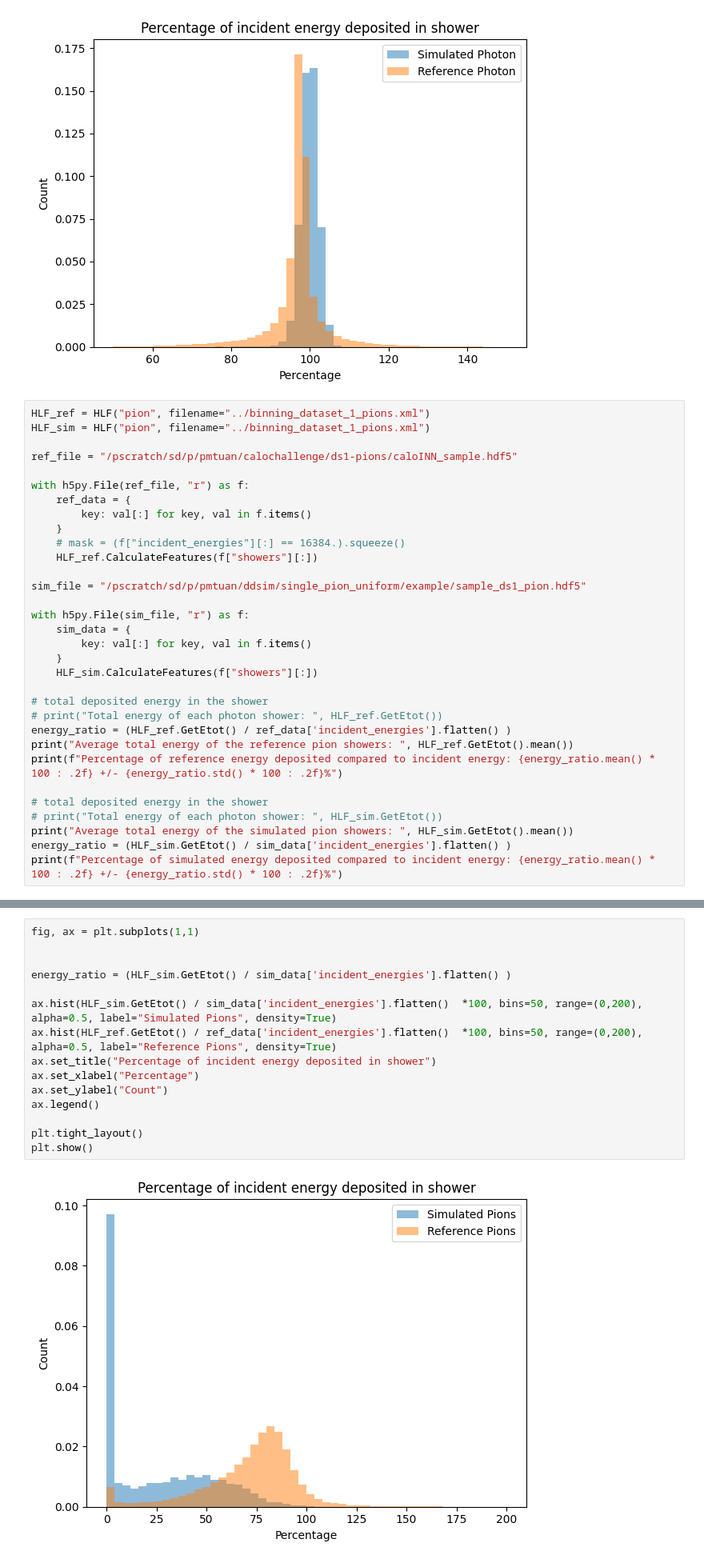
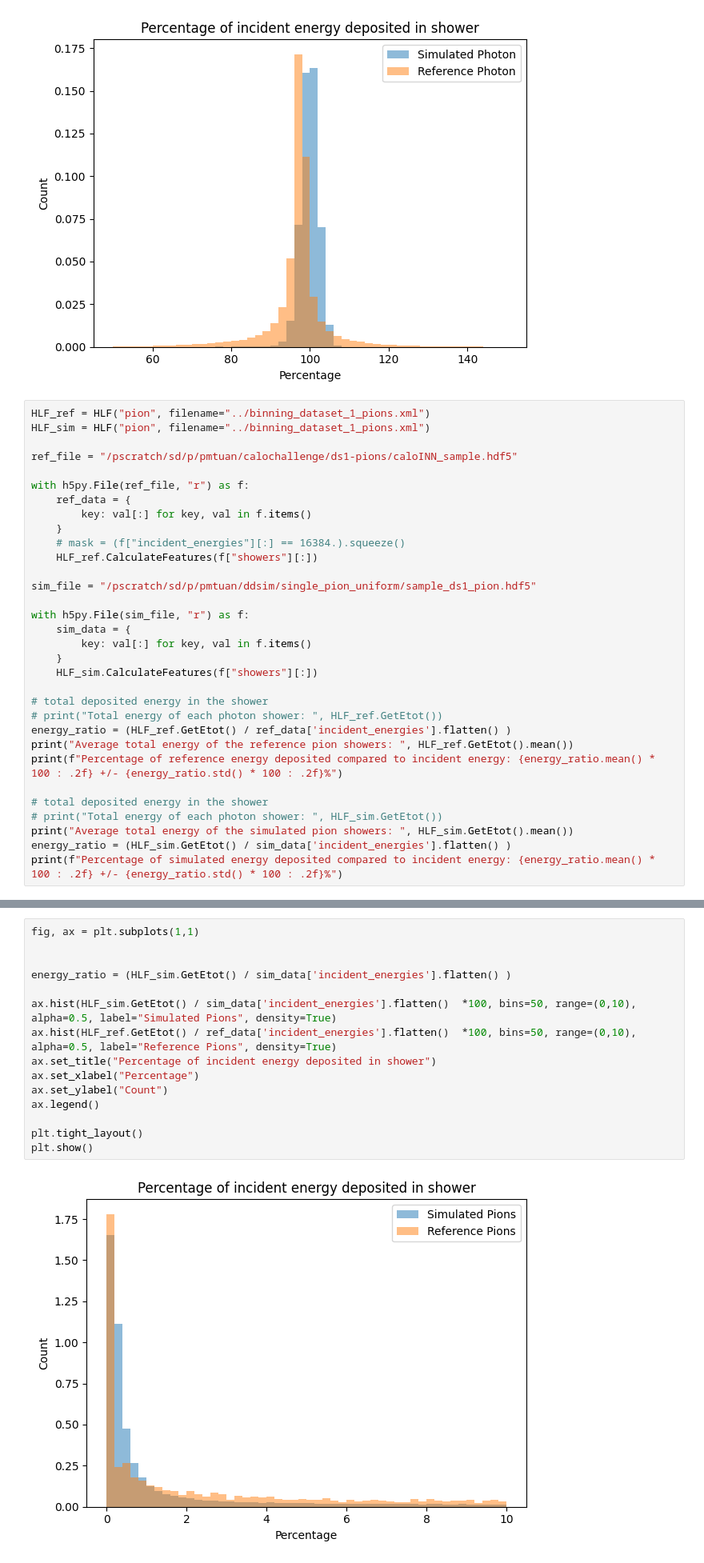
Before and after one commit to tuanmp/ddsim_caloxtreme, a Jupyter notebook: notebooks/compare_ds.ipynb, the cells around one changed output, grey strips where cells are left out. Shown at 80% size. Drawn from its saved outputs; the diff is of its cells as text.

```diff
--- a/notebooks/compare_ds.ipynb
+++ b/notebooks/compare_ds.ipynb
@@ -75,7 +75,7 @@ with h5py.File(ref_file, "r") as f:
     # mask = (f["incident_energies"][:] == 16384.).squeeze()
     HLF_ref.CalculateFeatures(f["showers"][:])
 
-sim_file = "/pscratch/sd/p/pmtuan/ddsim/single_pion_uniform/example/sample_ds1_pion.hdf5"
+sim_file = "/pscratch/sd/p/pmtuan/ddsim/single_pion_uniform/sample_ds1_pion.hdf5"
 
 with h5py.File(sim_file, "r") as f:
     sim_data = {
@@ -102,17 +102,17 @@ Percentage of simulated energy deposited compared to incident energy:  25.91 +/-
 # %%
 fig, ax = plt.subplots(1,1)
 
 
 energy_ratio = (HLF_sim.GetEtot() / sim_data['incident_energies'].flatten() )
 
-ax.hist(HLF_sim.GetEtot() / sim_data['incident_energies'].flatten()  *100, bins=50, range=(0,200), alpha=0.5, label="Simulated Pions", density=True)
-ax.hist(HLF_ref.GetEtot() / ref_data['incident_energies'].flatten()  *100, bins=50, range=(0,200), alpha=0.5, label="Reference Pions", density=True)
+ax.hist(HLF_sim.GetEtot() / sim_data['incident_energies'].flatten()  *100, bins=50, range=(0,10), alpha=0.5, label="Simulated Pions", density=True)
+ax.hist(HLF_ref.GetEtot() / ref_data['incident_energies'].flatten()  *100, bins=50, range=(0,10), alpha=0.5, label="Reference Pions", density=True)
 ax.set_title("Percentage of incident energy deposited in shower")
 ax.set_xlabel("Percentage")
 ax.set_ylabel("Count")
 ax.legend()
 
 plt.tight_layout()
 plt.show()
 # %% [output]
-[figure, old version]
+[figure, new version]
```
Also changed, not shown: parts of 3 cells of this notebook, 6 other files.
